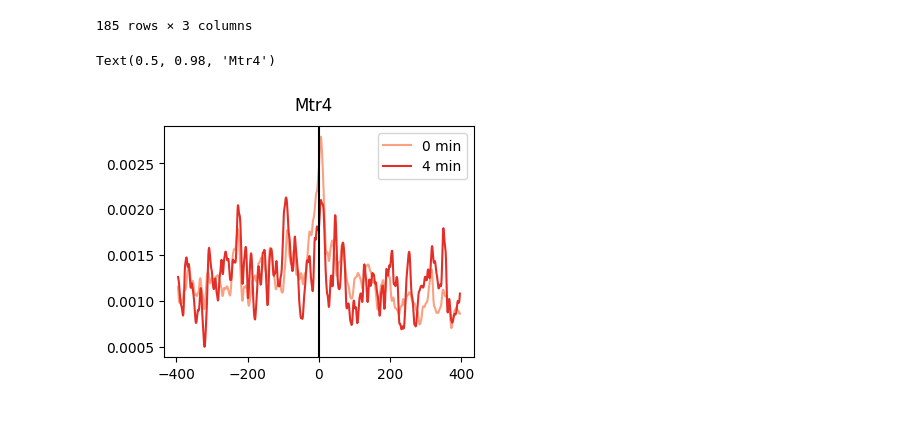
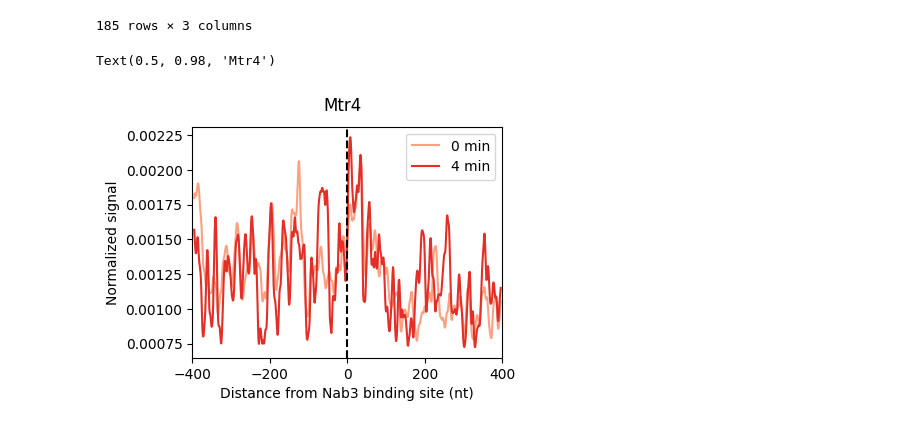
Before and after one commit to j-miko/trxtools_Nab3_CRAC, a Jupyter notebook: 05_notebooks/01_fig3.ipynb, the cells around one changed output. Saved outputs shown, nothing was run; the diff lists cells and outputs as text; code cells hidden in the pictures.

Commit message:
Figure updates

```diff
--- a/05_notebooks/01_fig3.ipynb
+++ b/05_notebooks/01_fig3.ipynb
@@ -245,7 +247,8 @@ mp_fig3_mtr4_del = meta.metaprofile(
     meta.getMultipleMatrices(
         bw_plus,
         bw_minus,
-        bed_fig3_mtr4_del,
+        # bed_fig3_mtr4_del,
+        bed_fig3_nab3_del,
         flank_5=400,
         flank_3=400,
     ),
@@ -268,21 +271,23 @@ mp_fig3_mtr4_del["4 min"] = mp_fig3_mtr4_del["Mtr4_wt_4min_1"]
 # %%
 plotdata = mp_fig3_mtr4_del[["0 min", "4 min"]].rolling(
     window=10,
     center=True,
     win_type="blackman",
 ).mean()
 
 fig, ax = plt.subplots(figsize=(4, 3))
 
 sns.lineplot(
     data=plotdata,
     dashes=False,
     palette="Reds",
     ax=ax,
 )
-
-ax.axvline(0, color="k")
+ax.set_xlim(-400, 400)
+ax.axvline(0, color="k", linestyle="--")
+ax.set_xlabel('Distance from Nab3 binding site (nt)')
+ax.set_ylabel('Normalized signal')
 plt.suptitle("Mtr4")
 # %% [output]
 Text(0.5, 0.98, 'Mtr4')
-[figure, old version]
+[figure, new version]
```
Also changed, not shown: parts of 3 cells of this notebook.
